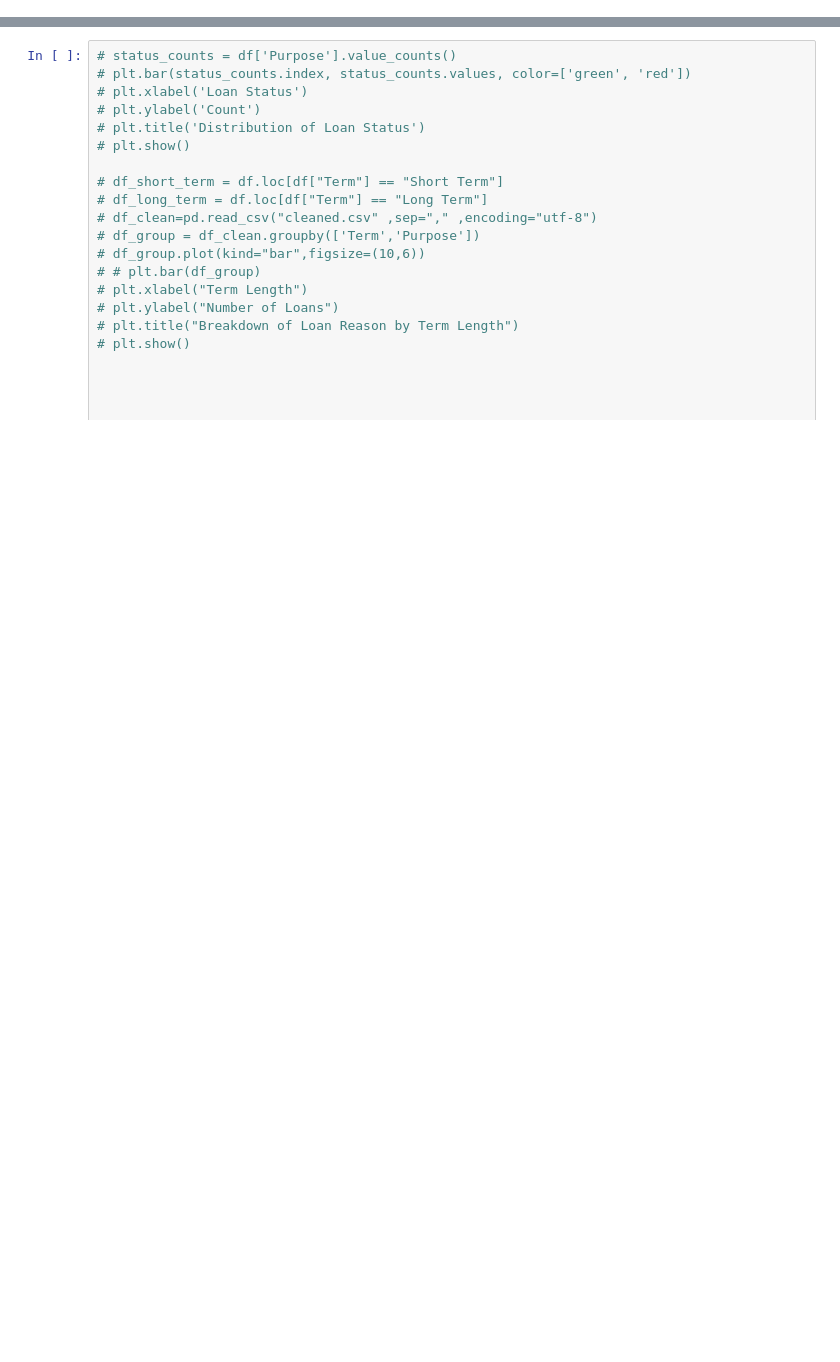
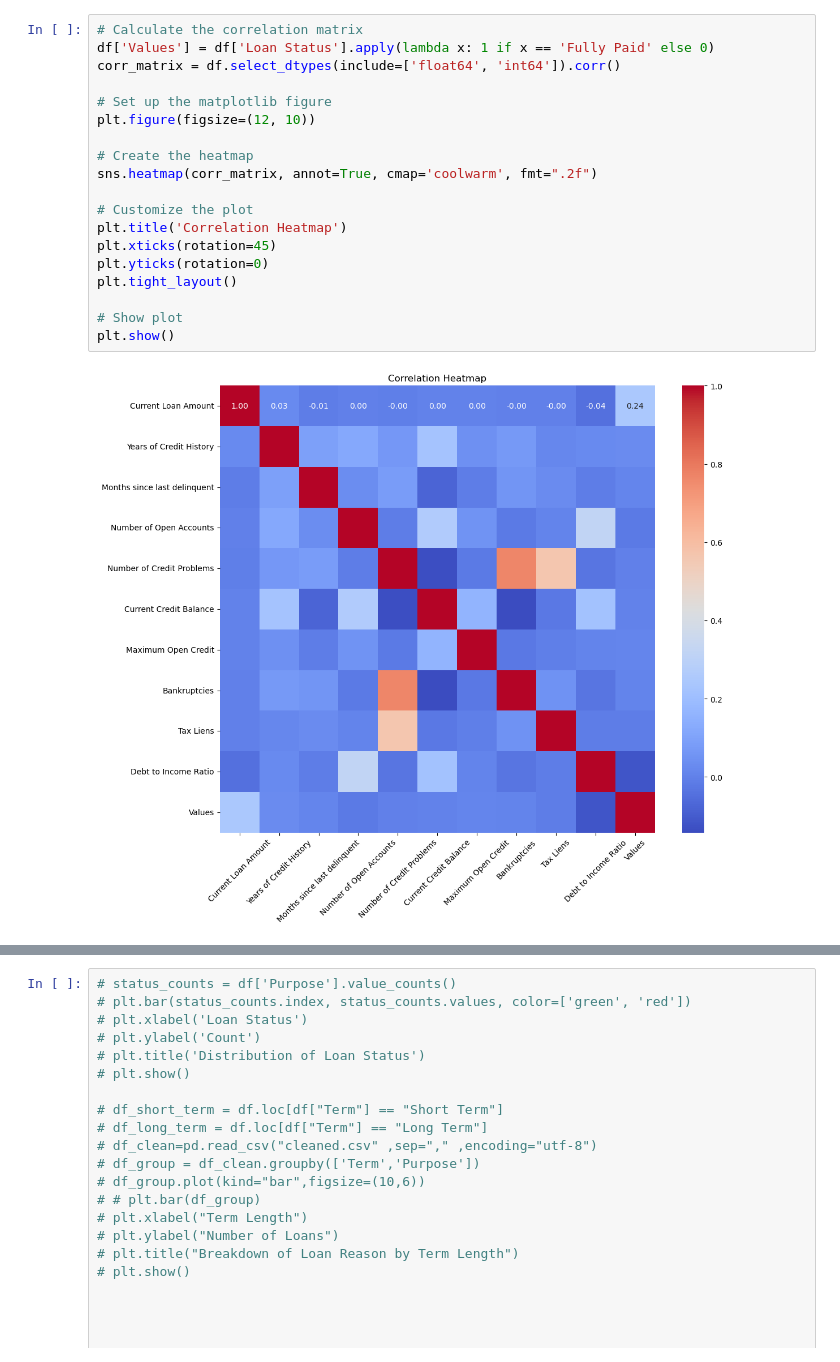
Before and after one commit to myoingco/Project-1, a Jupyter notebook: main.ipynb, the cells around one changed output, grey strips where cells are left out. Drawn from its saved outputs; the diff is of its cells as text; blank space fills up the shorter version.

```diff
--- a/main.ipynb
+++ b/main.ipynb
@@ -213,0 +272,21 @@ Name: count, dtype: int64
+# %%
+# Calculate the correlation matrix
+df['Values'] = df['Loan Status'].apply(lambda x: 1 if x == 'Fully Paid' else 0)
+corr_matrix = df.select_dtypes(include=['float64', 'int64']).corr()
+
+# Set up the matplotlib figure
+plt.figure(figsize=(12, 10))
+
+# Create the heatmap
+sns.heatmap(corr_matrix, annot=True, cmap='coolwarm', fmt=".2f")
+
+# Customize the plot
+plt.title('Correlation Heatmap')
+plt.xticks(rotation=45)
+plt.yticks(rotation=0)
+plt.tight_layout()
+
+# Show plot
+plt.show()
+# %% [output]
+[figure, added]
```
Also changed, not shown: parts of 28 cells of this notebook, 1 other file.
